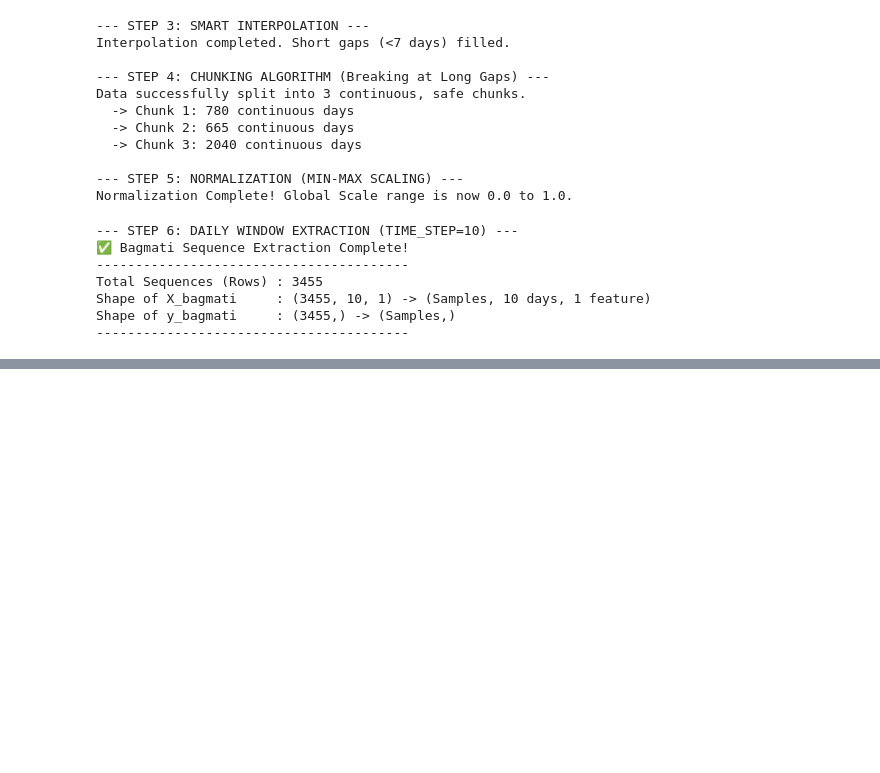
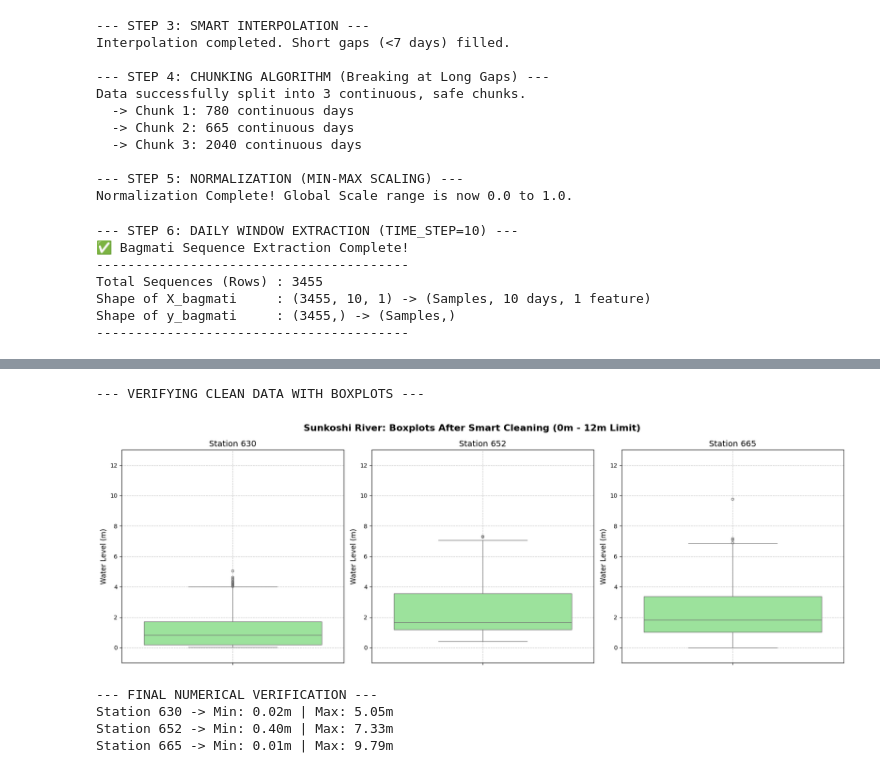
Before and after one commit to shishir881/Kamala-River-WaterLevel-Detection-RAN, a Jupyter notebook: cleaned data_base model/bagmati.ipynb, the cells around one changed output, grey strips where cells are left out. Cells and saved outputs as stored; diff of their text form; code cells hidden in the pictures; blank space fills up the shorter version.

```diff
--- a/cleaned data_base model/bagmati.ipynb
+++ b/cleaned data_base model/bagmati.ipynb
@@ -256,0 +473,44 @@ Shape of y_bagmati     : (3455,) -> (Samples,)
+# %%
+import matplotlib.pyplot as plt
+import seaborn as sns
+
+print("--- VERIFYING CLEAN DATA WITH BOXPLOTS ---")
+
+# Eutai figure ma 3 wata plot banaune setup
+fig, axes = plt.subplots(1, 3, figsize=(18, 6))
+fig.suptitle('Sunkoshi River: Boxplots After Smart Cleaning (0m - 12m Limit)', fontsize=16, fontweight='bold')
+
+# Dictionary ko keys (station IDs) nikalne
+stations = list(sunkoshi_raw_data.keys())
+
+for i, station_id in enumerate(stations):
+    df_clean = sunkoshi_raw_data[station_id]
+
+    # Boxplot draw garne
+    sns.boxplot(y=df_clean['value'], ax=axes[i], color='lightgreen', fliersize=4)
+
+    # Graph ko design milaune
+    axes[i].set_title(f'Station {station_id}', fontsize=14)
+    axes[i].set_ylabel('Water Level (m)', fontsize=12)
+
+    # Y-axis lai thakkai -1 dekhi 13 samma lock garne taaki 0-12 ko range majjale dekhayos
+    axes[i].set_ylim(-1, 13)
+
+    # Grid thapne easy reading ko lagi
+    axes[i].grid(True, linestyle='--', alpha=0.7)
+
+plt.tight_layout()
+plt.show()
+
+# Print a quick text summary to confirm max/min numerically
+print("\n--- FINAL NUMERICAL VERIFICATION ---")
+for station_id in stations:
+    df_clean = sunkoshi_raw_data[station_id]
+    print(f"Station {station_id} -> Min: {df_clean['value'].min():.2f}m | Max: {df_clean['value'].max():.2f}m")
+# %% [output]
+--- VERIFYING CLEAN DATA WITH BOXPLOTS ---
+[figure, added]
+--- FINAL NUMERICAL VERIFICATION ---
+Station 630 -> Min: 0.02m | Max: 5.05m
+Station 652 -> Min: 0.40m | Max: 7.33m
+Station 665 -> Min: 0.01m | Max: 9.79m
```
Also changed, not shown: parts of 5 cells of this notebook.
